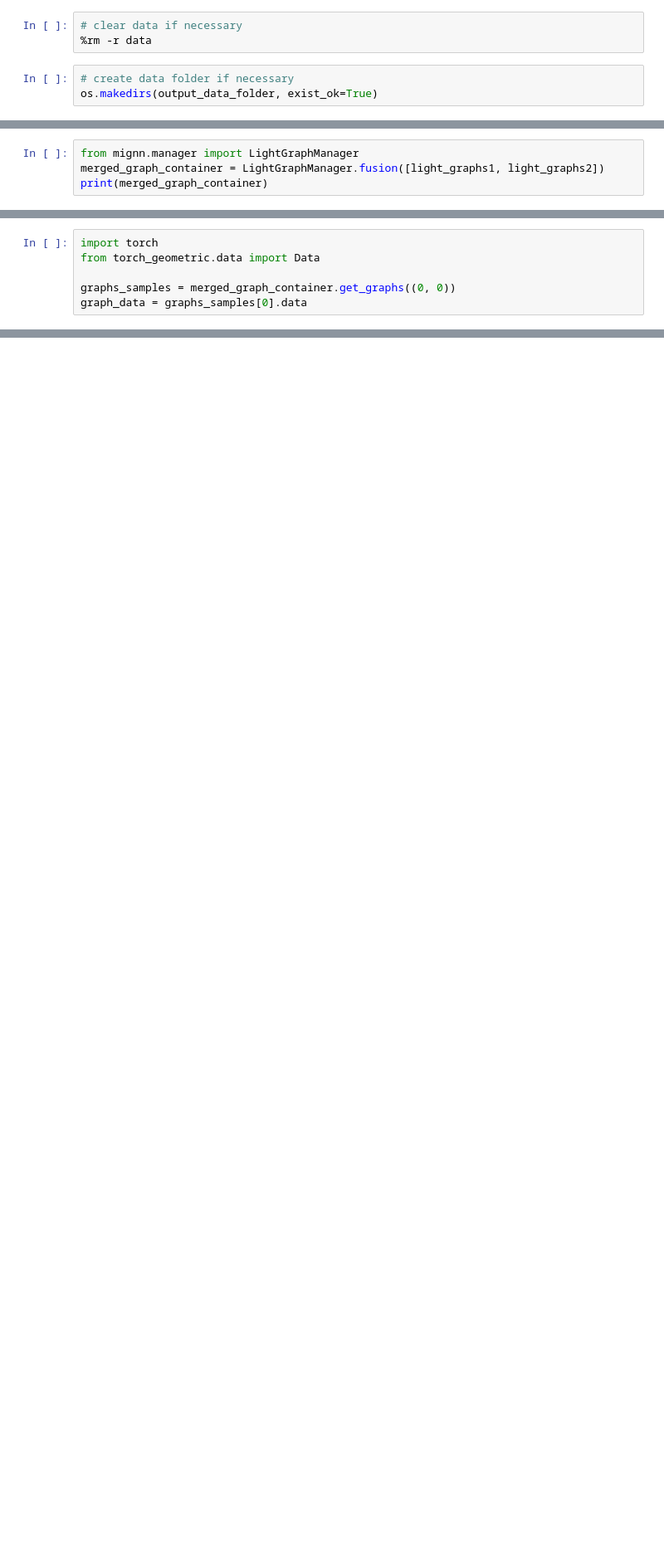
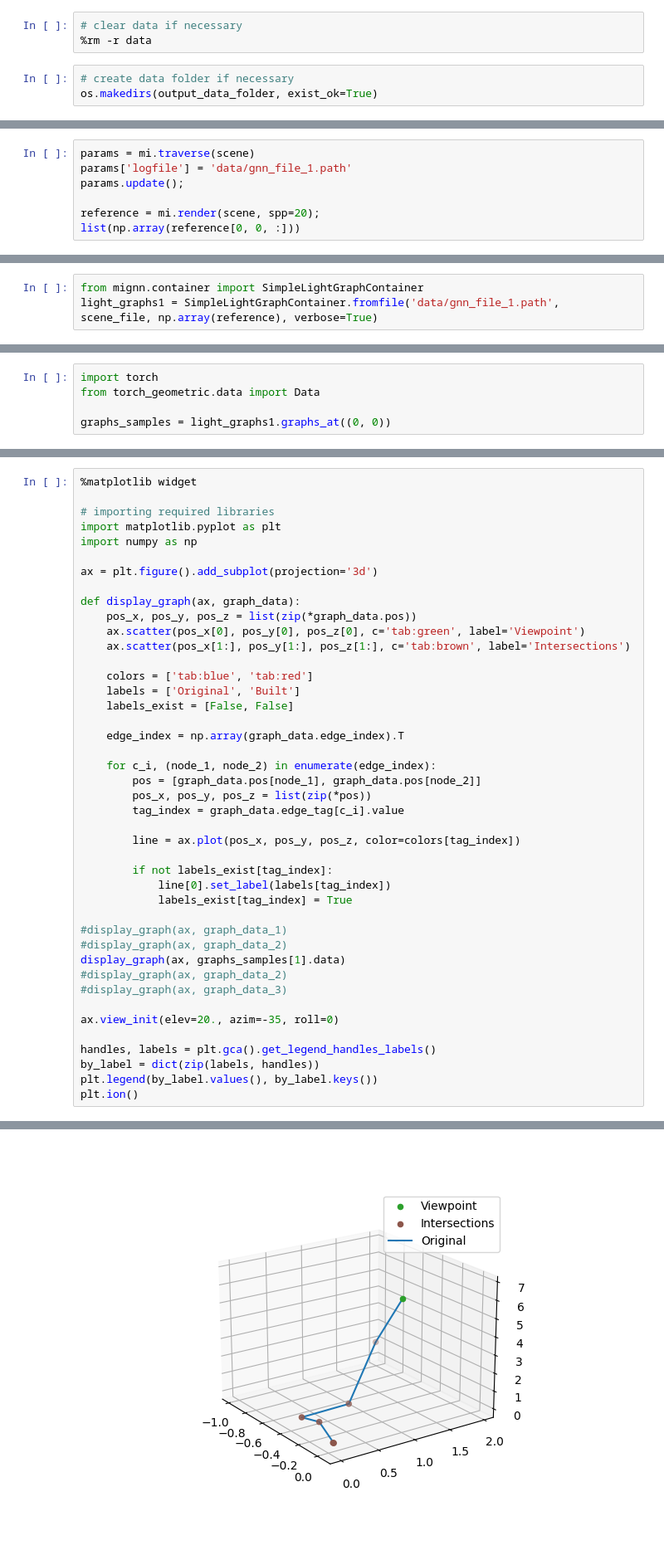
Before and after one commit to jbuisine/mignn, a Jupyter notebook: notebooks/mignn_cornell.ipynb, the cells around one changed output, grey strips where cells are left out. Shown at 83% size. Drawn from its saved outputs; the diff is of its cells as text; blank space fills up the shorter version.

```diff
--- a/notebooks/mignn_cornell.ipynb
+++ b/notebooks/mignn_cornell.ipynb
@@ -38,0 +17,7 @@ SimpleLightGraphContainer: [n_keys: 16, n_graphs: 320, n_nodes: 1345 (duplicate:
+# %%
+params = mi.traverse(scene)
+params['logfile'] = 'data/gnn_file_1.path'
+params.update();
+
+reference = mi.render(scene, spp=20);
+list(np.array(reference[0, 0, :]))
@@ -39,5 +26,4 @@ SimpleLightGraphContainer: [n_keys: 16, n_graphs: 320, n_nodes: 1345 (duplicate:
 # %%
-from mignn.manager import LightGraphManager
-merged_graph_container = LightGraphManager.fusion([light_graphs1, light_graphs2])
-print(merged_graph_container)
+from mignn.container import SimpleLightGraphContainer
+light_graphs1 = SimpleLightGraphContainer.fromfile('data/gnn_file_1.path', scene_file, np.array(reference), verbose=True)
 # %% [output]
@@ -54,5 +54,4 @@ SimpleLightGraphContainer: [n_keys: 16, n_graphs: 640, n_nodes: 3825 (duplicate:
 import torch
 from torch_geometric.data import Data
 
-graphs_samples = merged_graph_container.get_graphs((0, 0))
-graph_data = graphs_samples[0].data
+graphs_samples = light_graphs1.graphs_at((0, 0))
@@ -107,0 +66,44 @@ Data(x=[7, 6], edge_index=[2, 6], edge_attr=[6, 1], y=[3])
+# %%
+%matplotlib widget
+
+# importing required libraries
+import matplotlib.pyplot as plt
+import numpy as np
+
+ax = plt.figure().add_subplot(projection='3d')
+
+def display_graph(ax, graph_data):
+    pos_x, pos_y, pos_z = list(zip(*graph_data.pos))
+    ax.scatter(pos_x[0], pos_y[0], pos_z[0], c='tab:green', label='Viewpoint')
+    ax.scatter(pos_x[1:], pos_y[1:], pos_z[1:], c='tab:brown', label='Intersections')
+
+    colors = ['tab:blue', 'tab:red']
+    labels = ['Original', 'Built']
+    labels_exist = [False, False]
+
+    edge_index = np.array(graph_data.edge_index).T
+
+    for c_i, (node_1, node_2) in enumerate(edge_index):
+        pos = [graph_data.pos[node_1], graph_data.pos[node_2]]
+        pos_x, pos_y, pos_z = list(zip(*pos))
+        tag_index = graph_data.edge_tag[c_i].value
+
+        line = ax.plot(pos_x, pos_y, pos_z, color=colors[tag_index])
+
+        if not labels_exist[tag_index]:
+            line[0].set_label(labels[tag_index])
+            labels_exist[tag_index] = True
+
+#display_graph(ax, graph_data_1)
+#display_graph(ax, graph_data_2)
+display_graph(ax, graphs_samples[1].data)
+#display_graph(ax, graph_data_2)
+#display_graph(ax, graph_data_3)
+
+ax.view_init(elev=20., azim=-35, roll=0)
+
+handles, labels = plt.gca().get_legend_handles_labels()
+by_label = dict(zip(labels, handles))
+plt.legend(by_label.values(), by_label.keys())
+plt.ion()
+# %% [output]
@@ -107,0 +111 @@ Data(x=[7, 6], edge_index=[2, 6], edge_attr=[6, 1], y=[3])
+[figure, added]
```
Also changed, not shown: parts of 12 cells of this notebook, 31 other files.
